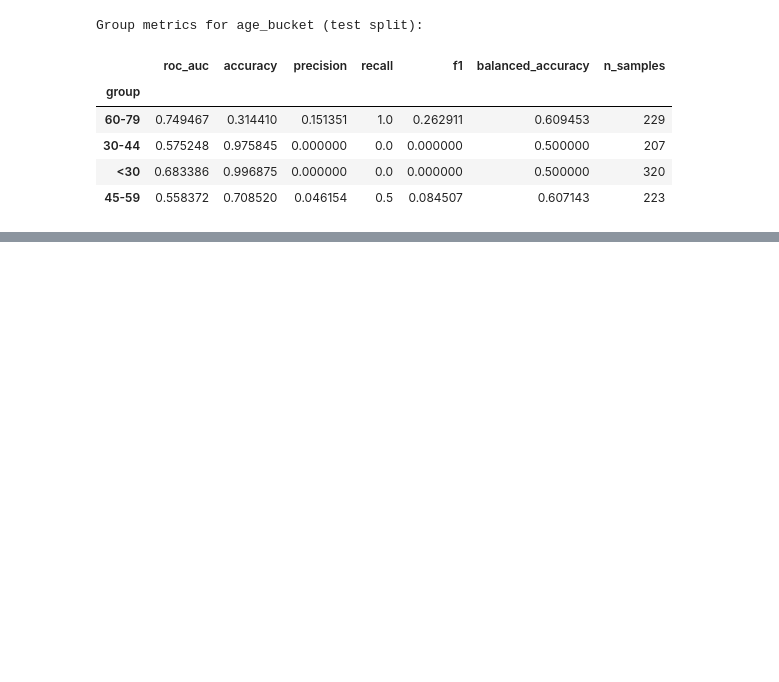
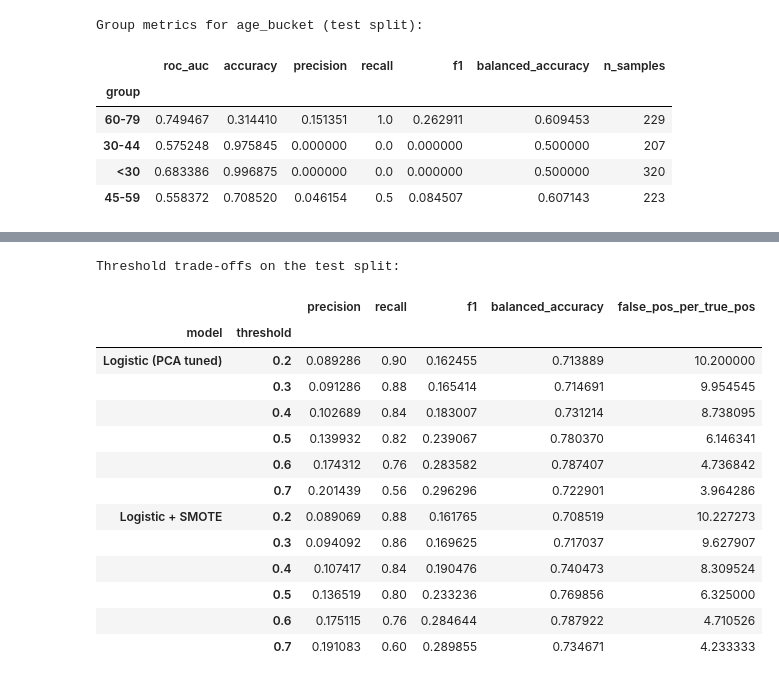
Before and after one commit to Jwessel2020/Ai-stroke, a Jupyter notebook: stroke_modeling.ipynb, the cells around one changed output, grey strips where cells are left out. Saved outputs shown, nothing was run; the diff lists cells and outputs as text; code cells hidden in the pictures; blank space fills up the shorter version.

```diff
--- a/stroke_modeling.ipynb
+++ b/stroke_modeling.ipynb
@@ -637,0 +876,48 @@ Top random forest feature importances:
+# %%
+def threshold_sweep(models, X, y, thresholds):
+    rows = []
+    for model_name, model in models.items():
+        y_scores = model.predict_proba(X)[:, 1]
+        for thr in thresholds:
+            y_pred = (y_scores >= thr).astype(int)
+            tp = ((y == 1) & (y_pred == 1)).sum()
+            fp = ((y == 0) & (y_pred == 1)).sum()
+            rows.append({
+                'model': model_name,
+                'threshold': round(thr, 2),
+                'precision': precision_score(y, y_pred, zero_division=0),
+                'recall': recall_score(y, y_pred, zero_division=0),
+                'f1': f1_score(y, y_pred, zero_division=0),
+                'balanced_accuracy': balanced_accuracy_score(y, y_pred),
+                'false_pos_per_true_pos': fp / max(tp, 1)
+            })
+    return pd.DataFrame(rows).set_index(['model', 'threshold'])
+
+thresholds = np.linspace(0.2, 0.7, 6)
+threshold_grid = threshold_sweep(
+    {
+        'Logistic (PCA tuned)': best_model,
+        'Logistic + SMOTE': smote_best_model
+    },
+    X_test,
+    y_test,
+    thresholds
+)
+print('Threshold trade-offs on the test split:')
+display(threshold_grid)
+# %% [output]
+Threshold trade-offs on the test split:
+|  |  | precision | recall | f1 | balanced_accuracy | false_pos_per_true_pos |
+| model | threshold |  |  |  |  |  |
+| Logistic (PCA tuned) | 0.2 | 0.089286 | 0.90 | 0.162455 | 0.713889 | 10.200000 |
+|  | 0.3 | 0.091286 | 0.88 | 0.165414 | 0.714691 | 9.954545 |
+|  | 0.4 | 0.102689 | 0.84 | 0.183007 | 0.731214 | 8.738095 |
+|  | 0.5 | 0.139932 | 0.82 | 0.239067 | 0.780370 | 6.146341 |
+|  | 0.6 | 0.174312 | 0.76 | 0.283582 | 0.787407 | 4.736842 |
+|  | 0.7 | 0.201439 | 0.56 | 0.296296 | 0.722901 | 3.964286 |
+| Logistic + SMOTE | 0.2 | 0.089069 | 0.88 | 0.161765 | 0.708519 | 10.227273 |
+|  | 0.3 | 0.094092 | 0.86 | 0.169625 | 0.717037 | 9.627907 |
+|  | 0.4 | 0.107417 | 0.84 | 0.190476 | 0.740473 | 8.309524 |
+|  | 0.5 | 0.136519 | 0.80 | 0.233236 | 0.769856 | 6.325000 |
+|  | 0.6 | 0.175115 | 0.76 | 0.284644 | 0.787922 | 4.710526 |
+|  | 0.7 | 0.191083 | 0.60 | 0.289855 | 0.734671 | 4.233333 |
```
Also changed, not shown: parts of 26 cells of this notebook, 3 other files.
